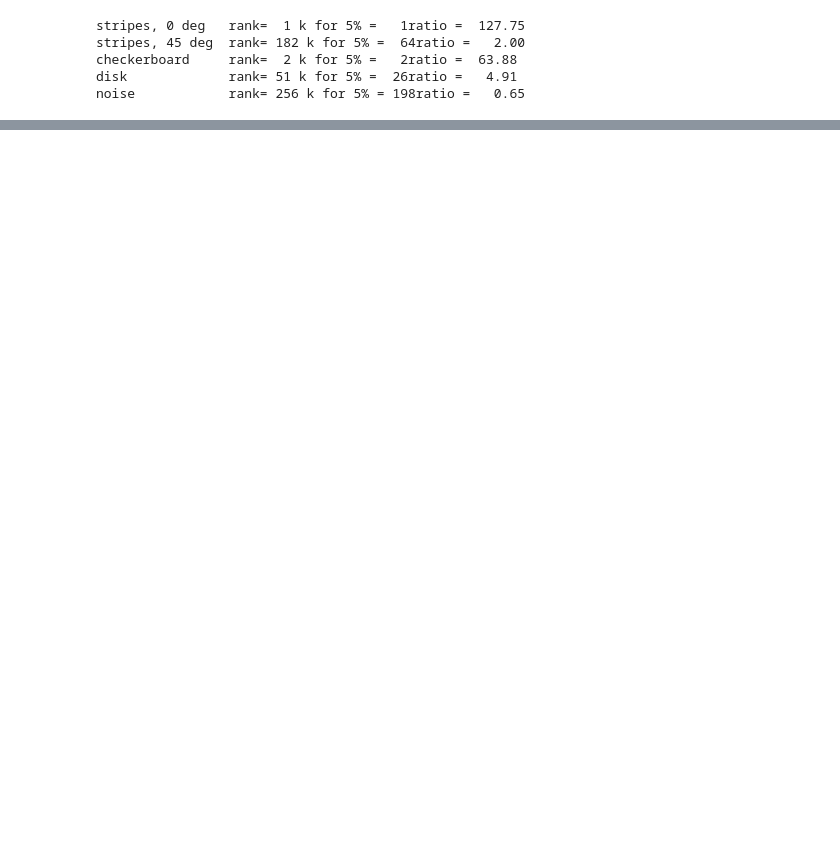
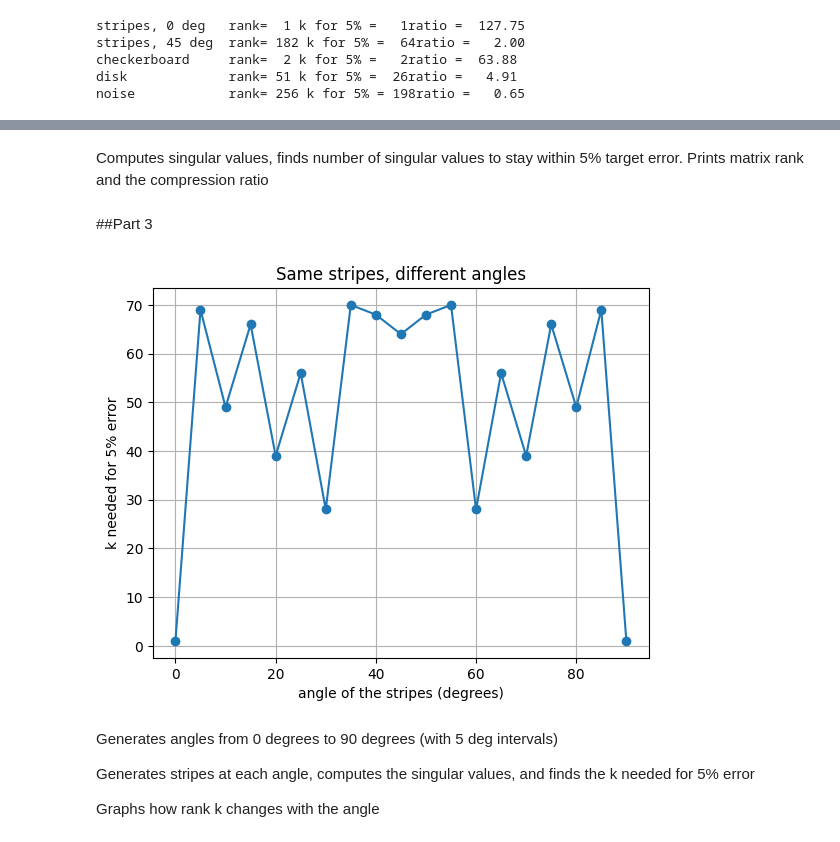
Before and after one commit to TreesaAbraham/svd-image-compression-MATH344L, a Jupyter notebook: notebook/04_which_images.ipynb, the cells around one changed output, grey strips where cells are left out. Drawn from its saved outputs; the diff is of its cells as text; code cells hidden in the pictures; blank space fills up the shorter version.

```diff
--- a/notebook/04_which_images.ipynb
+++ b/notebook/04_which_images.ipynb
@@ -66,0 +105,23 @@ noise            rank= 256 k for 5% = 198ratio =   0.65
+# %% [markdown]
+Computes singular values, finds number of singular values to stay within 5% target error. Prints matrix rank and the compression ratio
+# %% [markdown]
+##Part 3
+# %%
+angles = np.arange(0, 91, 5)
+ks = [k_for_error(np.linalg.svd(stripes(a), compute_uv = False), 0.05) for a in angles]
+
+plt.plot(angles, ks, "o-")
+plt.xlabel("angle of the stripes (degrees)")
+plt.ylabel("k needed for 5% error")
+plt.title("Same stripes, different angles")
+plt.grid()
+plt.savefig("angles.png", dpi = 150)
+plt.show()
+# %% [output]
+[figure, added]
+# %% [markdown]
+Generates angles from 0 degrees to 90 degrees (with 5 deg intervals)
+
+Generates stripes at each angle, computes the singular values, and finds the k needed for 5% error
+
+Graphs how rank k changes with the angle
```
Also changed, not shown: parts of 9 cells of this notebook.
